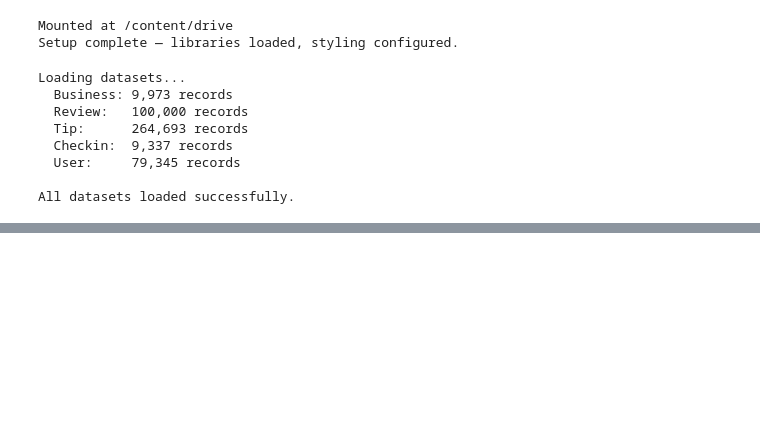
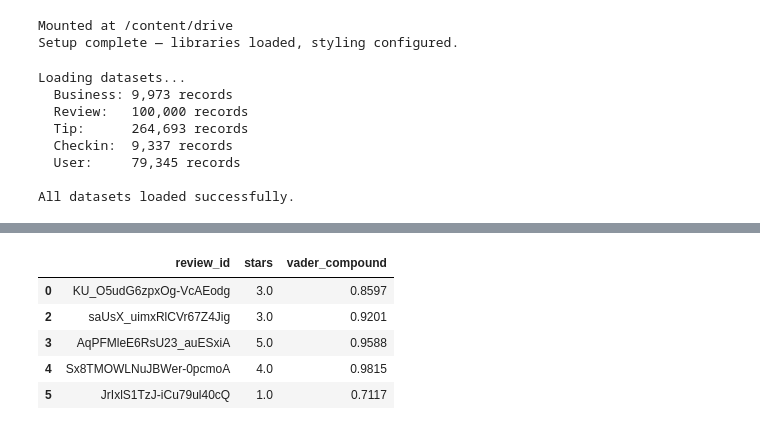
Before and after one commit to joshuadollison/smallbizpulse, a Jupyter notebook: notebooks/model_exploration.ipynb, the cells around one changed output, grey strips where cells are left out. Saved outputs shown, nothing was run; the diff lists cells and outputs as text; code cells hidden in the pictures; blank space fills up the shorter version.

```diff
--- a/notebooks/model_exploration.ipynb
+++ b/notebooks/model_exploration.ipynb
@@ -168,0 +427,27 @@ print("  4. No date range restriction (full temporal span needed for time-series
+# %%
+import numpy as np
+import pandas as pd
+
+from vaderSentiment.vaderSentiment import SentimentIntensityAnalyzer
+
+df = rest_review_df.copy()
+df['date'] = pd.to_datetime(df['date'], errors='coerce')
+df = df.dropna(subset=['date'])
+
+analyzer = SentimentIntensityAnalyzer()
+
+# VADER scores
+vader = df['text'].fillna('').apply(analyzer.polarity_scores)
+df['vader_neg'] = vader.apply(lambda d: d['neg'])
+df['vader_neu'] = vader.apply(lambda d: d['neu'])
+df['vader_pos'] = vader.apply(lambda d: d['pos'])
+df['vader_compound'] = vader.apply(lambda d: d['compound'])
+
+df[['review_id','stars','vader_compound']].head()
+# %% [output]
+|  | review_id | stars | vader_compound |
+| 0 | KU_O5udG6zpxOg-VcAEodg | 3.0 | 0.8597 |
+| 2 | saUsX_uimxRlCVr67Z4Jig | 3.0 | 0.9201 |
+| 3 | AqPFMleE6RsU23_auESxiA | 5.0 | 0.9588 |
+| 4 | Sx8TMOWLNuJBWer-0pcmoA | 4.0 | 0.9815 |
+| 5 | JrIxlS1TzJ-iCu79ul40cQ | 1.0 | 0.7117 |
```
Also changed, not shown: parts of 15 cells of this notebook.
